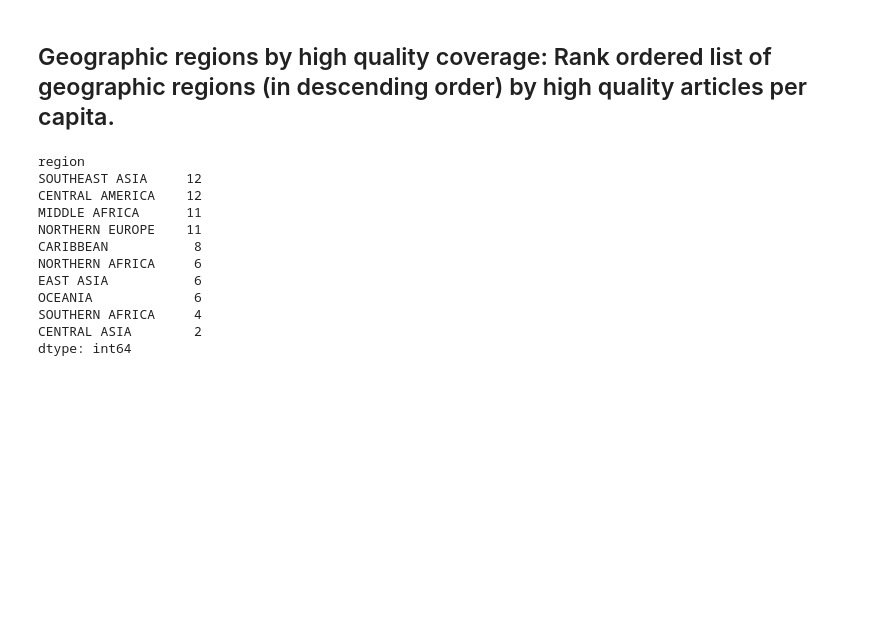
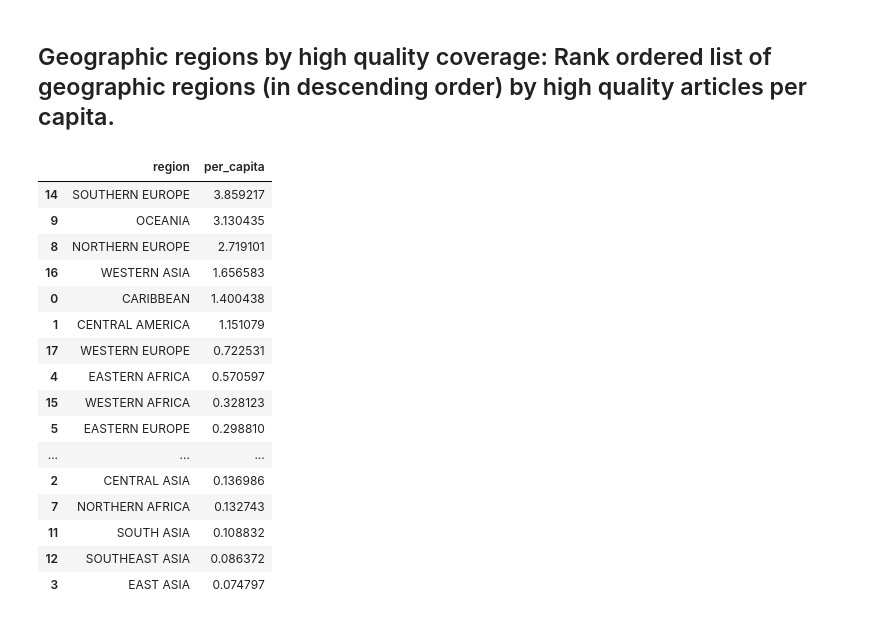
Before and after one commit to 98yangjames/DATA-512, a Jupyter notebook: data-512-homework_2/final.ipynb, the cells around one changed output. Saved outputs shown, nothing was run; the diff lists cells and outputs as text; code cells hidden in the pictures; blank space fills up the shorter version.

```diff
--- a/data-512-homework_2/final.ipynb
+++ b/data-512-homework_2/final.ipynb
@@ -543,18 +562,25 @@ dtype: int64
 # %%
 #6. Geographic regions by total coverage: In descending order High Quality
 df = pd.read_csv('wp_politicians_by_country.csv')
+#Get the higher quality articles
 df = df[(df['article_quality'] == 'FA') | (df['article_quality'] == 'GA')]
-df.groupby('region').size().sort_values(0, ascending=False).tail(10)
+out = (df.groupby('region')['title_name'].count() / (df.groupby('region')['population'].mean())).to_frame(name='per_capita').reset_index()
+out.sort_values('per_capita', ascending = False)
 # %% [output]
-region
-SOUTHEAST ASIA     12
-CENTRAL AMERICA    12
-MIDDLE AFRICA      11
-NORTHERN EUROPE    11
-CARIBBEAN           8
-NORTHERN AFRICA     6
-EAST ASIA           6
-OCEANIA             6
-SOUTHERN AFRICA     4
-CENTRAL ASIA        2
-dtype: int64
+|  | region | per_capita |
+| 14 | SOUTHERN EUROPE | 3.859217 |
+| 9 | OCEANIA | 3.130435 |
+| 8 | NORTHERN EUROPE | 2.719101 |
+| 16 | WESTERN ASIA | 1.656583 |
+| 0 | CARIBBEAN | 1.400438 |
+| 1 | CENTRAL AMERICA | 1.151079 |
+| 17 | WESTERN EUROPE | 0.722531 |
+| 4 | EASTERN AFRICA | 0.570597 |
+| 15 | WESTERN AFRICA | 0.328123 |
+| 5 | EASTERN EUROPE | 0.298810 |
+| ... | ... | ... |
+| 2 | CENTRAL ASIA | 0.136986 |
+| 7 | NORTHERN AFRICA | 0.132743 |
+| 11 | SOUTH ASIA | 0.108832 |
+| 12 | SOUTHEAST ASIA | 0.086372 |
+| 3 | EAST ASIA | 0.074797 |
```
Also changed, not shown: parts of 13 cells of this notebook.
